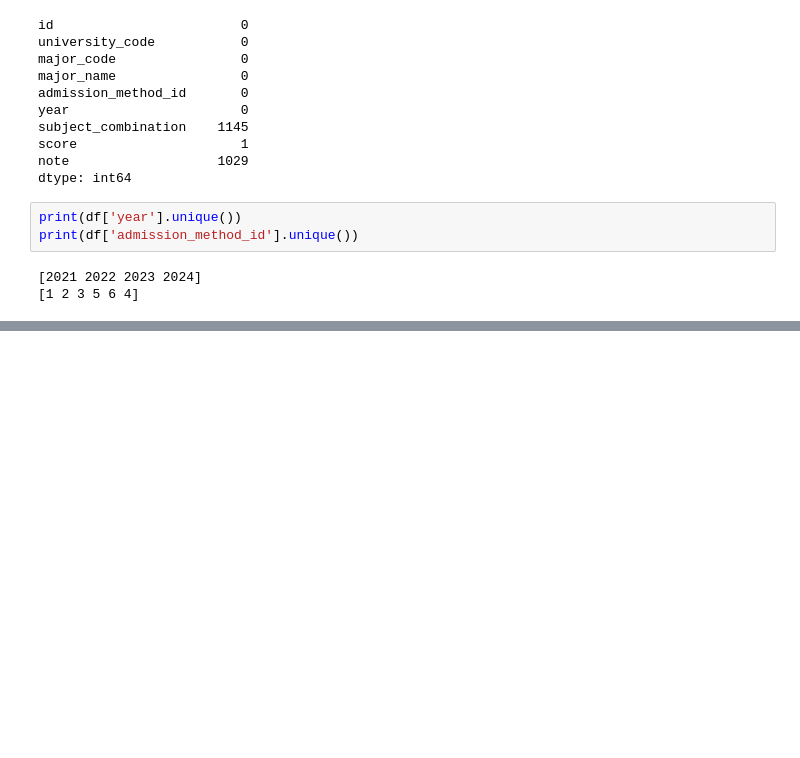
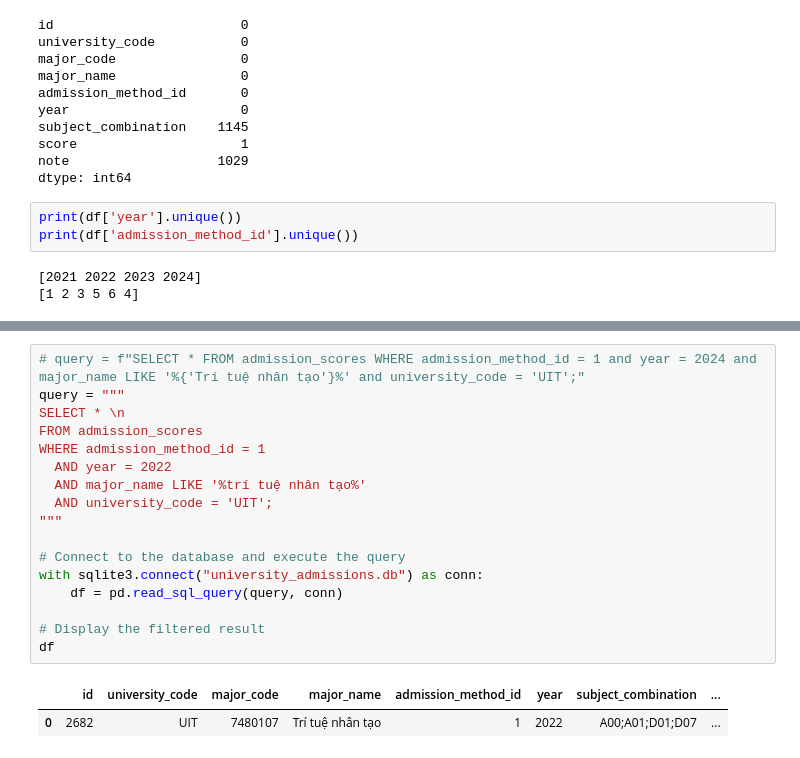
Before and after one commit to HoangVuSnape/UNI_HCM_AI, a Jupyter notebook: notebooks/DataSQL/createSQL.ipynb, the cells around one changed output, grey strips where cells are left out. Cells and saved outputs as stored; diff of their text form; blank space fills up the shorter version.

```diff
--- a/notebooks/DataSQL/createSQL.ipynb
+++ b/notebooks/DataSQL/createSQL.ipynb
@@ -272,0 +433,20 @@ df
+# %%
+# query = f"SELECT * FROM admission_scores WHERE admission_method_id = 1 and year = 2024 and major_name LIKE '%{'Trí tuệ nhân tạo'}%' and university_code = 'UIT';"
+query = """
+SELECT * \n
+FROM admission_scores
+WHERE admission_method_id = 1
+  AND year = 2022
+  AND major_name LIKE '%trí tuệ nhân tạo%'
+  AND university_code = 'UIT';
+"""
+
+# Connect to the database and execute the query
+with sqlite3.connect("university_admissions.db") as conn:
+    df = pd.read_sql_query(query, conn)
+
+# Display the filtered result
+df
+# %% [output]
+|  | id | university_code | major_code | major_name | admission_method_id | year | subject_combination | ... |
+| 0 | 2682 | UIT | 7480107 | Trí tuệ nhân tạo | 1 | 2022 | A00;A01;D01;D07 | ... |
```
Also changed, not shown: parts of 9 cells of this notebook, 3 other files.
